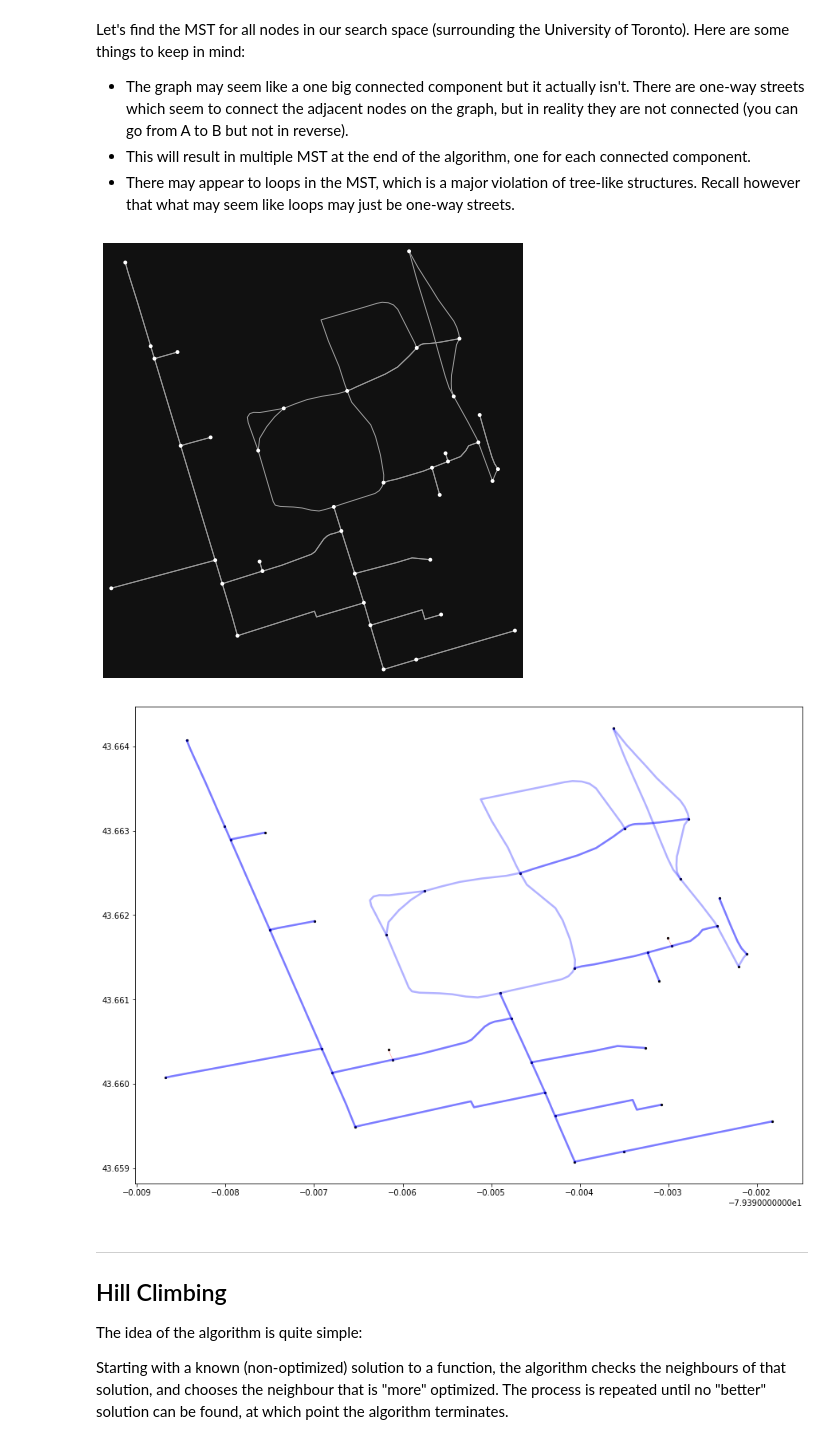
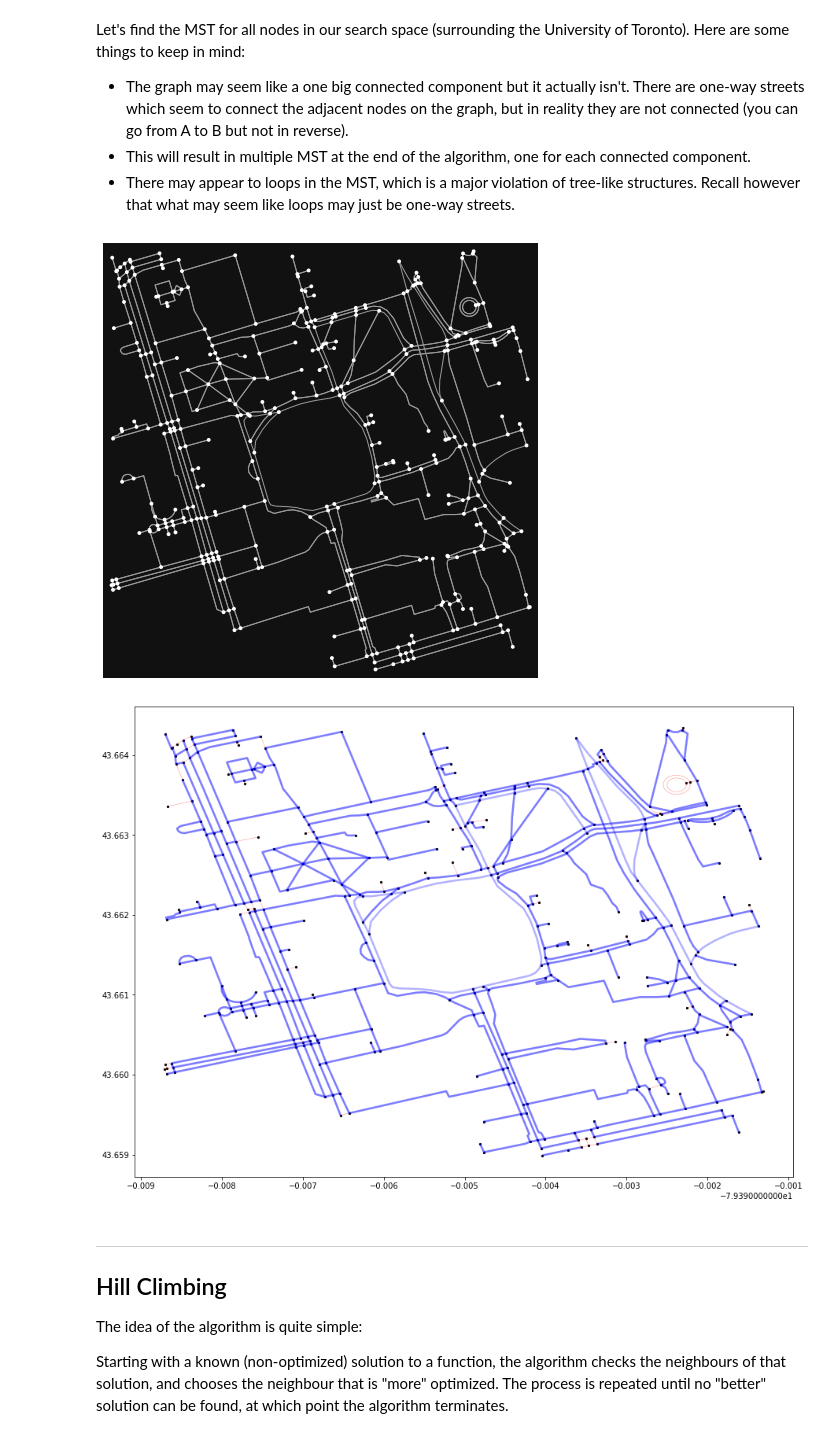
Before and after one commit to SmartMobilityAlgorithms/book, a Jupyter notebook: content/GraphSearchAlgorithms/InformedSearch.ipynb, the cells around one changed output. Saved outputs shown, nothing was run; the diff lists cells and outputs as text; code cells hidden in the pictures.

```diff
--- a/content/GraphSearchAlgorithms/InformedSearch.ipynb
+++ b/content/GraphSearchAlgorithms/InformedSearch.ipynb
@@ -75,17 +75,17 @@ Here are some things to keep in mind:
 # %%
 import networkx
 import osmnx
 from matplotlib.collections import LineCollection
 import matplotlib.pyplot as plt
 from smart_mobility_utilities.problem import *
 from utils import *
 from queue import PriorityQueue
 
 reference = (43.661667, -79.395)
-G = osmnx.graph_from_point(reference, dist=300, clean_periphery=True, simplify=True, network_type='drive_service')
+G = osmnx.graph_from_point(reference, dist=300, clean_periphery=True, simplify=True)
 fig, ax = osmnx.plot_graph(G)
 # %% [output]
-[figure, old version]
+[figure, new version]
 # %%
 # Collect x,y coordinates for each node (for visualization purposes later)
 node_Xs = [float(x) for _, x in G.nodes(data='x')]
@@ -162,7 +162,7 @@ lc = LineCollection(lines, colors=colorS, linewidths=widthS, alpha=0.3)
 ax.add_collection(lc)
 scat = ax.scatter(node_Xs, node_Ys,c='k', s=5)
 # %% [output]
-[figure, old version]
+[figure, new version]
 # %% [markdown]
 ---
 
```
Also changed, not shown: parts of 3 cells of this notebook, 1 other file.
